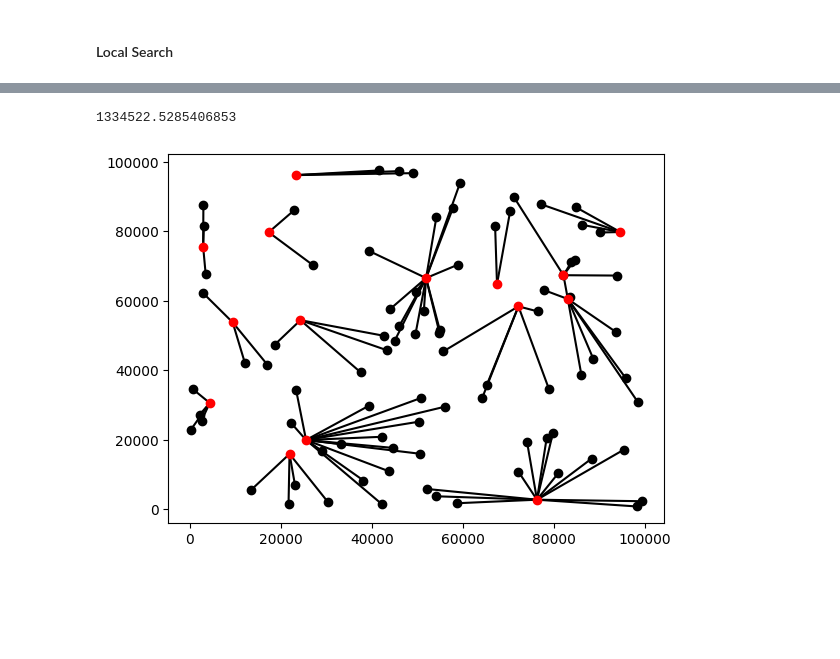
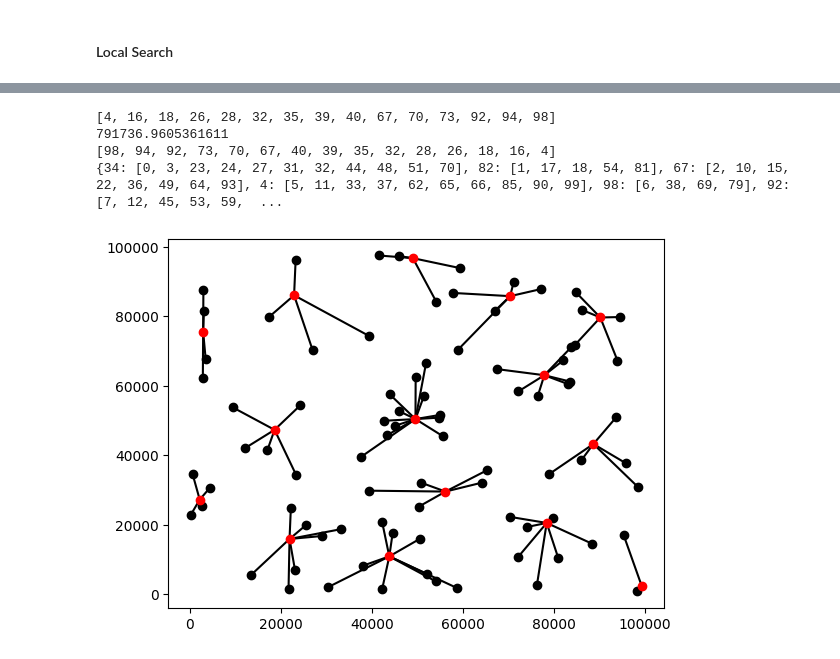
Before and after one commit to Amith1236/SHARP-Projects, a Jupyter notebook: Optimization/Instances (1).ipynb, the cells around one changed output, grey strips where cells are left out. Saved outputs shown, nothing was run; the diff lists cells and outputs as text; code cells hidden in the pictures; blank space fills up the shorter version.

```diff
--- a/Optimization/Instances (1).ipynb
+++ b/Optimization/Instances (1).ipynb
@@ -136,7 +172,7 @@ cputime_i=[0,0]
 
 
 
-while cputime_i[-1]<150:
+while cputime_i[-1]<30:
 
     iteration=iteration+1
 
@@ -144,14 +180,17 @@ while cputime_i[-1]<150:
     indices = random.sample(range(n), openfac)
     indices.sort(reverse=True)
     removedX, removedY = coordlct_x.copy(), coordlct_y.copy()
+    removed_indices = list(range(n))
+
 
     fac_coordlct_x, fac_coordlct_y = [], []
     for index in indices:
         fac_coordlct_x.append(removedX.pop(index))
         fac_coordlct_y.append(removedY.pop(index))
+        removed_indices.pop(index)
 
     #Compute Objective Value
-    ObjValue= calc_min_dist(removedX, removedY, fac_coordlct_x, fac_coordlct_y)
+    ObjValue, Solution = calc_min_dist(removedX, removedY, fac_coordlct_x, fac_coordlct_y, indices)
 
     #Update Optimal Solution
     if ObjValue<ObjValueOpt:
@@ -159,6 +198,7 @@ while cputime_i[-1]<150:
         ObjValueOpt=copy.deepcopy(ObjValue)
         OptSolutionX=copy.deepcopy(fac_coordlct_x)
         OptSolutionY=copy.deepcopy(fac_coordlct_y)
+        OptSolution = copy.deepcopy(Solution)
 
     Objvalue_list=np.append(Objvalue_list, ObjValueOpt)
     now = time.time()
@@ -234,30 +446,43 @@ def k_opt(nXY, kXY):
 # %%
-random.seed(3)
+random.seed(8)
 iteration=0
 ObjValueOpt=ObjValue
 Objvalue_list=ObjValue
 program_starts = time.time()
 cputime_i=[0,0]
+OptIndices = copy.deepcopy(indices)
 
 
 
-
-while cputime_i[-1]<10:
+while cputime_i[-1]<30:
 
     iteration=iteration+1
 
     #K opt the solution
-    k_opt((removedX, removedY), (fac_coordlct_x, fac_coordlct_y))
+
 
     #Compute Objective Value
-    ObjValue= calc_min_dist(removedX, removedY, fac_coordlct_x, fac_coordlct_y)
+    ObjValue, Solution= swap_with_neighbour(Solution)
+
+    indices = list(Solution.keys())
+    indices.sort(reverse=True)
+    removedX, removedY = coordlct_x.copy(), coordlct_y.copy()
+    removed_indices = list(range(n))
+
+
+    fac_coordlct_x, fac_coordlct_y = [], []
+    for index in indices:
+        fac_coordlct_x.append(removedX.pop(index))
+        fac_coordlct_y.append(removedY.pop(index))
+        removed_indices.pop(index)
 
     #Update Optimal Solution
     if ObjValue<ObjValueOpt:
-        OptIndices = copy.deepcopy(indices)
+        OptIndices = copy.deepcopy(sorted(list(Solution.keys())))
         ObjValueOpt=copy.deepcopy(ObjValue)
         OptSolutionX=copy.deepcopy(fac_coordlct_x)
         OptSolutionY=copy.deepcopy(fac_coordlct_y)
+        OptSolution = copy.deepcopy(Solution)
 
     Objvalue_list=np.append(Objvalue_list, ObjValueOpt)
     now = time.time()
@@ -290,12 +515,22 @@ cputime_i=np.append(cputime_i, now-program_starts)
 # %%
 removedX, removedY = coordlct_x.copy(), coordlct_y.copy()
+print(OptIndices)
+OptIndices.sort(reverse=True)
 for index in OptIndices:
     removedX.pop(index)
     removedY.pop(index)
+
 plot_min_dist(removedX, removedY, OptSolutionX, OptSolutionY)
 plt.plot(removedX, removedY, 'o', color='black');
 plt.plot(OptSolutionX, OptSolutionY, 'o', color='red');
+# for x, y, name in zip(OptSolutionX, OptSolutionY, sorted(list(Solution.keys()))):
+#     plt.text(x, y, name, fontsize=12, ha='right')
 print(ObjValueOpt)
+print(OptIndices)
+print(Solution)
 # %% [output]
-1334522.5285406853
+[4, 16, 18, 26, 28, 32, 35, 39, 40, 67, 70, 73, 92, 94, 98]
+791736.9605361611
+[98, 94, 92, 73, 70, 67, 40, 39, 35, 32, 28, 26, 18, 16, 4]
+{34: [0, 3, 23, 24, 27, 31, 32, 44, 48, 51, 70], 82: [1, 17, 18, 54, 81], 67: [2, 10, 15, 22, 36, 49, 64, 93], 4: [5, 11, 33, 37, 62, 65, 66, 85, 90, 99], 98: [6, 38, 69, 79], 92: [7, 12, 45, 53, 59,  ...
-[figure, old version]
+[figure, new version]
```
Also changed, not shown: parts of 18 cells of this notebook, 2 other files.
